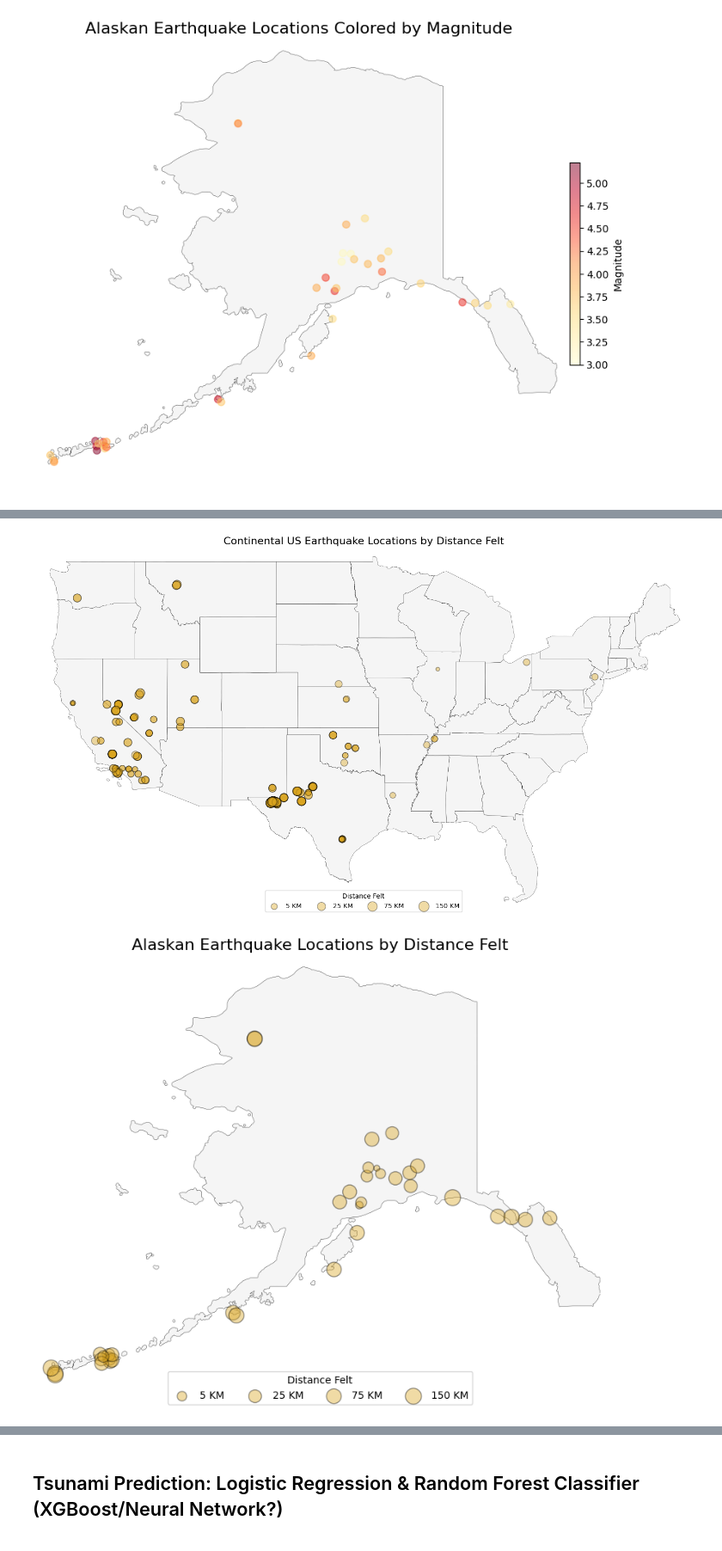
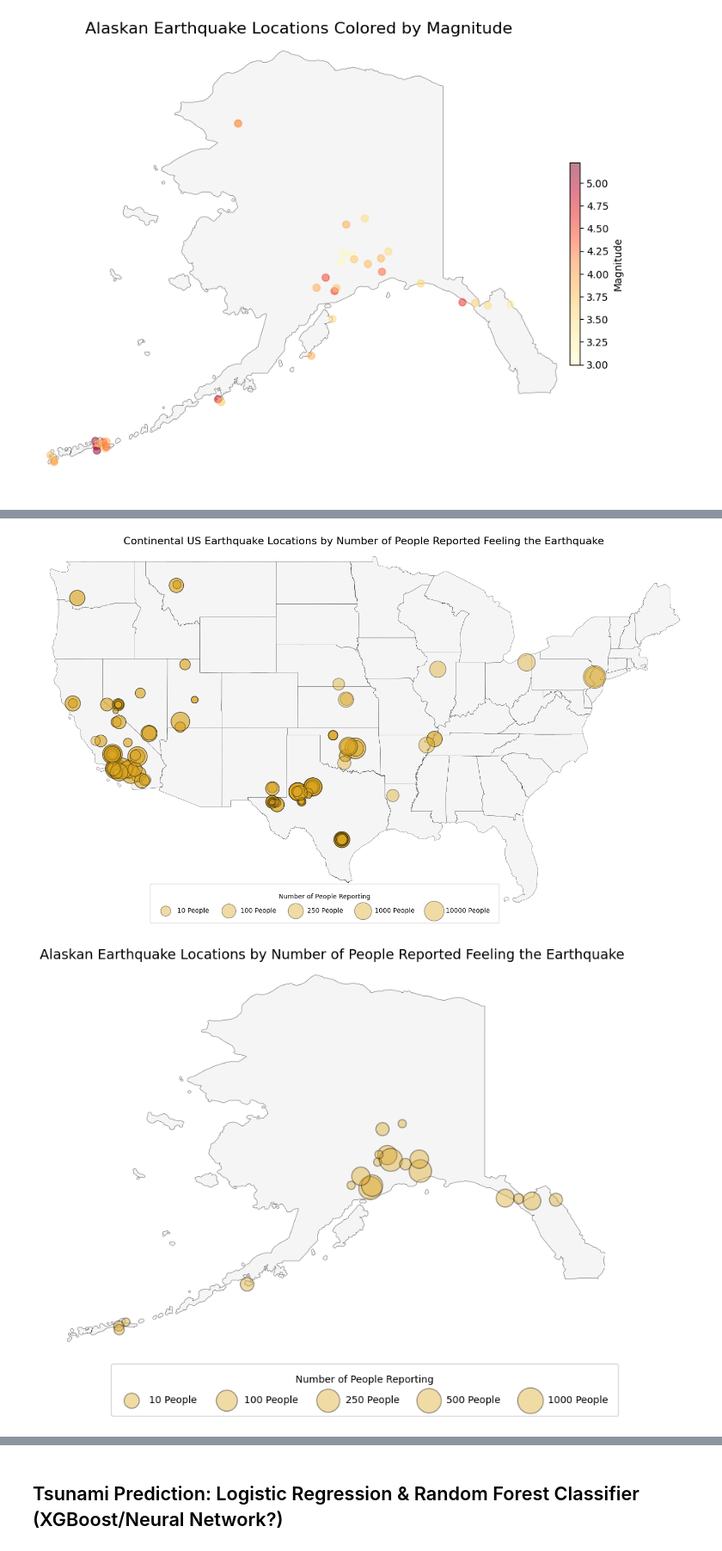
Before and after one commit to connormcmanigal/data-analysis-ML-geospatial-earthquake, a Jupyter notebook: geoanalysis.ipynb, the cells around one changed output, grey strips where cells are left out. Shown at 86% size. Drawn from its saved outputs; the diff is of its cells as text; code cells hidden in the pictures.

```diff
--- a/geoanalysis.ipynb
+++ b/geoanalysis.ipynb
@@ -221,53 +233,53 @@ plt.show()
 # %%
 fig, ax = plt.subplots(figsize=(18, 10))
 states.plot(ax = ax, linewidth = 0.25, color = 'whitesmoke', edgecolor = 'black')
-scatter = ax.scatter(usa['longitude'], usa['latitude'], color = 'goldenrod', edgecolor = 'black', s = np.log1p(usa['distanceKM']) * 50, alpha = 0.4)
+scatter = ax.scatter(usa['longitude'], usa['latitude'], color = 'goldenrod', edgecolor = 'black', s = np.log1p(usa['felt']) * 100, alpha = 0.4)
 ax.set_aspect('auto')
 
 for spine in ax.spines.values():
     spine.set_visible(False)
 
-plt.title('Continental US Earthquake Locations by Distance Felt', fontsize = 16)
+plt.title('Continental US Earthquake Locations by Number of People Reported Feeling the Earthquake', fontsize = 16)
 plt.xlim(-126, -66)
 plt.ylim(24, 50)
 plt.xticks([])
 plt.yticks([])
 
-sample_distances = [5, 25, 75, 150]
-sample_sizes = np.log1p(sample_distances) * 50
+sample_distances = [10, 100, 250, 1000, 10000]
+sample_sizes = np.log1p(sample_distances) * 100
 
 for distance, size in zip(sample_distances, sample_sizes):
-    ax.scatter([], [], s = size, label = f'{distance} KM', color = 'goldenrod', edgecolor = 'black', alpha = 0.4)
+    ax.scatter([], [], s = size, label = f'{distance} People', color = 'goldenrod', edgecolor = 'black', alpha = 0.4)
 
-plt.legend(title = "Distance Felt", loc = 'lower center', bbox_to_anchor = (0.5, -0.02), ncol = 4)
+plt.legend(title = "Number of People Reporting", loc = 'lower center', bbox_to_anchor = (0.44, -0.05), ncol = 5, borderpad=1.4, labelspacing=1.2)
 plt.show()
 # %% [output]
-[figure, old version]
+[figure, new version]
 # %%
 fig, ax = plt.subplots(figsize=(10, 8))
 states.plot(ax = ax, linewidth = 0.25, color = 'whitesmoke', edgecolor = 'black')
-scatter = ax.scatter(usa['longitude'], usa['latitude'], color = 'goldenrod', edgecolor = 'black', s = np.log1p(usa['distanceKM']) * 50, alpha = 0.4)
+scatter = ax.scatter(usa['longitude'], usa['latitude'], color = 'goldenrod', edgecolor = 'black', s = np.log1p(usa['felt']) * 100, alpha = 0.4)
 ax.set_aspect('auto')
 
 for spine in ax.spines.values():
     spine.set_visible(False)
 
-plt.title('Alaskan Earthquake Locations by Distance Felt', fontsize = 16)
+plt.title('Alaskan Earthquake Locations by Number of People Reported Feeling the Earthquake', fontsize = 14)
 plt.xlim(-180, -130)
-plt.ylim(50, 72)
+plt.ylim(48, 72)
 plt.xticks([])
 plt.yticks([])
 
-sample_distances = [5, 25, 75, 150]
-sample_sizes = np.log1p(sample_distances) * 50
+sample_distances = [10, 100, 250, 500, 1000]
+sample_sizes = np.log1p(sample_distances) * 100
 
 for distance, size in zip(sample_distances, sample_sizes):
-    ax.scatter([], [], s = size, label = f'{distance} KM', color = 'goldenrod', edgecolor = 'black', alpha = 0.4)
+    ax.scatter([], [], s = size, label = f'{distance} People', color = 'goldenrod', edgecolor = 'black', alpha = 0.4)
 
-plt.legend(title = "Distance Felt", loc = 'lower center', bbox_to_anchor = (0.5, -0.02), ncol = 4)
+plt.legend(title = "Number of People Reporting", loc = 'lower center', bbox_to_anchor = (0.56, -0.05), ncol = 5, borderpad = 1.1, labelspacing = 1.1)
 plt.show()
 # %% [output]
-[figure, old version]
+[figure, new version]
 # %%
 counts = merged['subnational'].value_counts().reset_index()
 counts.columns = ['state', 'count']
```
Also changed, not shown: parts of 16 cells of this notebook, 9 other files.
